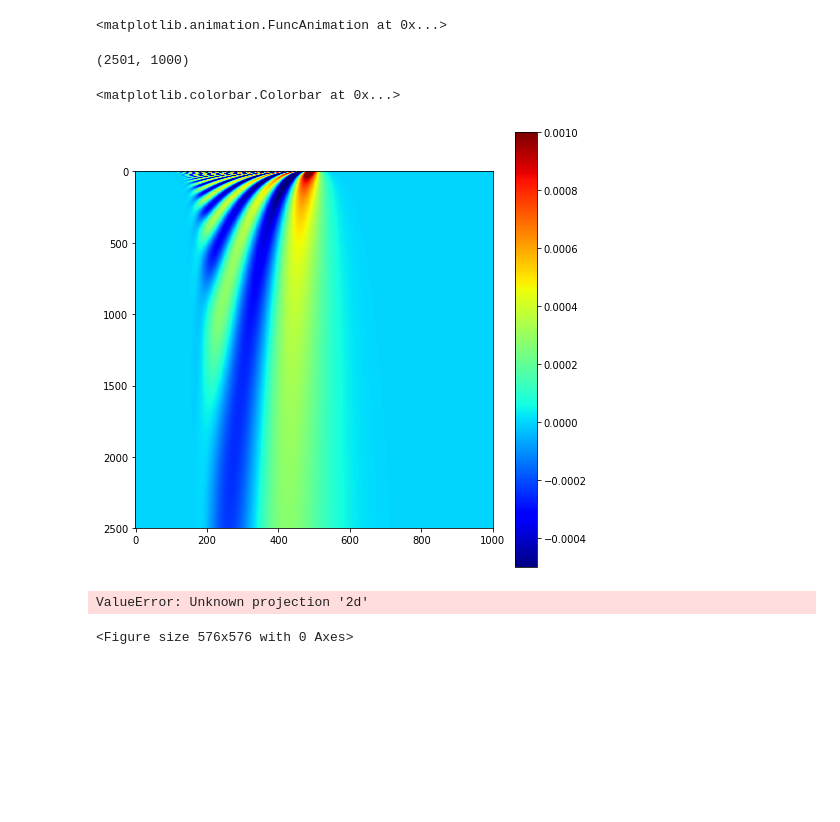
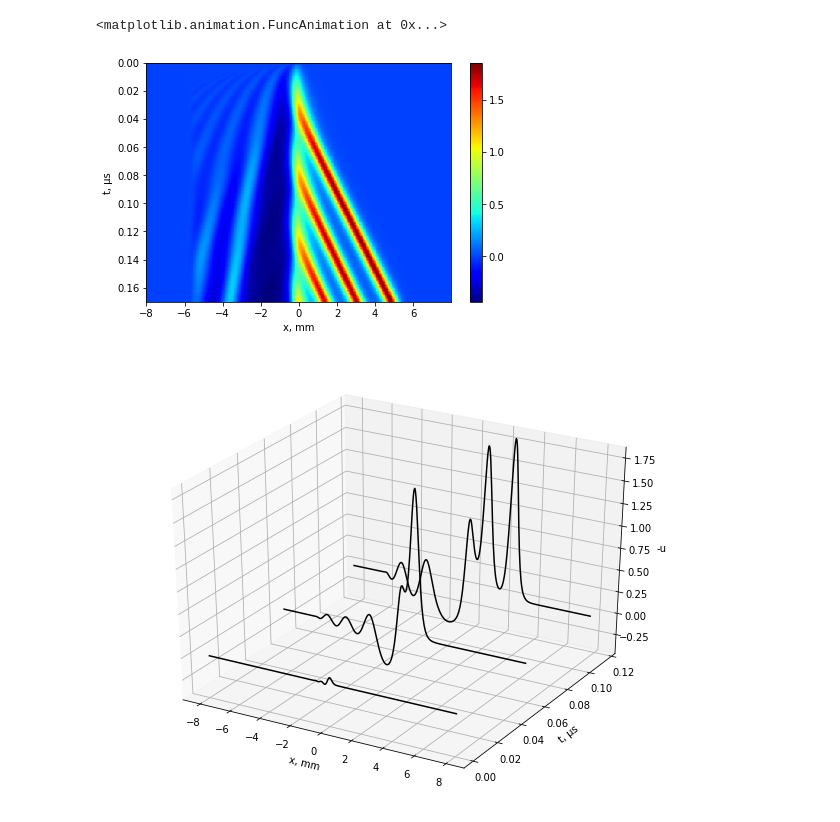
Before and after one commit to feoth/Spectral1D, a Jupyter notebook: Analysis.ipynb, the cells around one changed output. Saved outputs shown, nothing was run; the diff lists cells and outputs as text; code cells hidden in the pictures; blank space fills up the shorter version.

Commit message:
Forced KdV resonance

```diff
--- a/Analysis.ipynb
+++ b/Analysis.ipynb
@@ -8,5 +9,5 @@ plt.rcParams['animation.html'] = 'html5'
 # %%
-direct = "KdV_delta_func_PS/"
+direct = "KdV_forced_resonance/"
 U = np.load(direct + "U.npy")
 T = np.load(direct + "T.npy")
 X = np.load(direct + "X.npy")
@@ -43,24 +44,28 @@ Writer = animation.writers['ffmpeg']
 writer = Writer(fps=15)
 # %%
 anim.save(direct + 'evol.mp4', writer=writer)
-# %%
-np.shape(TT)
-# %% [output]
-(2501, 1000)
 # %%
-fig = plt.figure(figsize=(8,8))
-plt.imshow(-U, cmap='jet', aspect=1/2.5)
-plt.clim(-0.0005, 0.001)
+fig = plt.figure(figsize=(6,4))
+plt.imshow(-U, cmap='jet', aspect='auto',
+           extent=[X[0], X[-1], T[-1], T[0]])
+plt.xlabel('x, mm')
+plt.ylabel('t, μs')
+#plt.clim(-0.0005, 0.001)
 plt.colorbar()
+plt.subplots_adjust(left=0.12, right=1, top=0.95, bottom=0.12)
+plt.savefig(direct + 'colormap.pdf')
+plt.show()
 # %% [output]
-<matplotlib.colorbar.Colorbar at 0x...>
-[figure, old version]
+[figure, new version]
-# %%
-XX, TT = np.meshgrid(X, T)
-fig = plt.figure(figsize=(8,8))
-ax = plt.axes(projection='2d')
-ax.plot_surface(XX, TT, -U, cmap='viridis')
-ax.view_init(90, 90)
-# %% [output]
-ValueError: Unknown projection '2d'
-<Figure size 576x576 with 0 Axes>
+# %%
+fig = plt.figure(figsize=(8,6))
+ax = plt.axes(projection='3d')
+ax.set_xlabel('x, mm')
+ax.set_ylabel('t, μs')
+ax.set_zlabel('-u')
+plt.subplots_adjust(left=0.0, right=1, top=1, bottom=0.01)
+for i in range(1, len(T), int(len(T)/3)):
+    ax.plot(X, np.ones_like(X)*T[i], -U[i], color = 'black')
+plt.savefig(direct + 'wires.pdf')
+# %% [output]
+[figure, added]
```
Also changed, not shown: parts of 3 cells of this notebook, 14 other files.
